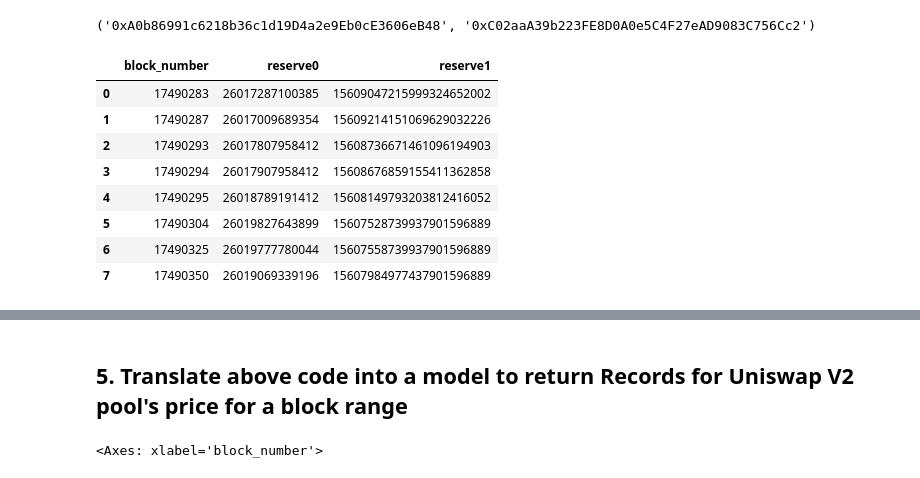
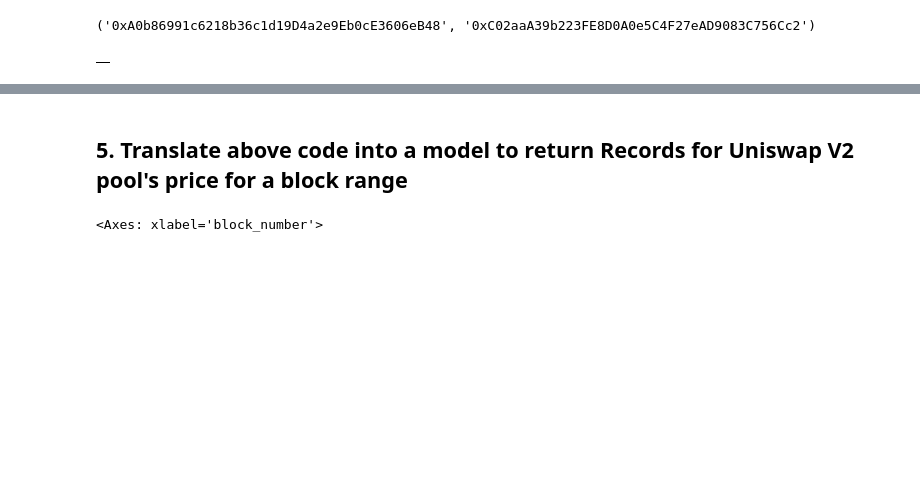
Before and after one commit to credmark/credmark-models-notebook, a Jupyter notebook: workshop/price_more.ipynb, the cells around one changed output, grey strips where cells are left out. Saved outputs shown, nothing was run; the diff lists cells and outputs as text; code cells hidden in the pictures; blank space fills up the shorter version.

```diff
--- a/workshop/price_more.ipynb
+++ b/workshop/price_more.ipynb
@@ -55,35 +55,30 @@ token1 = Token(token1_addr)
 # %%
 # Our ETL process could lag from the current block number, we will fetch events after the last block number from data.
 import pandas as pd
 
 with eth_usdc_pool.ledger.events.Sync as q:
     df = q.select(columns=q.columns,
                   where=q.BLOCK_NUMBER.ge(context.block_number-1000),
                   order_by=q.BLOCK_NUMBER.comma_(q.LOG_INDEX)).to_dataframe()
 
 
 # fetch events directly from node
-df_post_events = (pd.DataFrame(eth_usdc_pool.fetch_events(
+df_post_events = pd.DataFrame(eth_usdc_pool.fetch_events(
     eth_usdc_pool.events.Sync,
     from_block=(
         (int(df.loc[df.shape[0]-1, 'block_number']) + 1)
         if not df.empty
         else context.block_number-input.block_range),
     to_block=context.block_number))
+
+if not df_post_events.empty:
+    df_post_events = (df_post_events
     .loc[:, ['blockNumber', 'reserve0', 'reserve1']]
     .rename(columns={'blockNumber': 'block_number'}))
 
 display(df_post_events)
 # %% [output]
-|  | block_number | reserve0 | reserve1 |
-| 0 | 17490283 | 26017287100385 | 15609047215999324652002 |
-| 1 | 17490287 | 26017009689354 | 15609214151069629032226 |
-| 2 | 17490293 | 26017807958412 | 15608736671461096194903 |
-| 3 | 17490294 | 26017907958412 | 15608676859155411362858 |
-| 4 | 17490295 | 26018789191412 | 15608149793203812416052 |
-| 5 | 17490304 | 26019827643899 | 15607528739937901596889 |
-| 6 | 17490325 | 26019777780044 | 15607558739937901596889 |
-| 7 | 17490350 | 26019069339196 | 15607984977437901596889 |
+|  |
 # %%
 import pandas as pd
 
```
Also changed, not shown: parts of 4 cells of this notebook, 1 other file.
